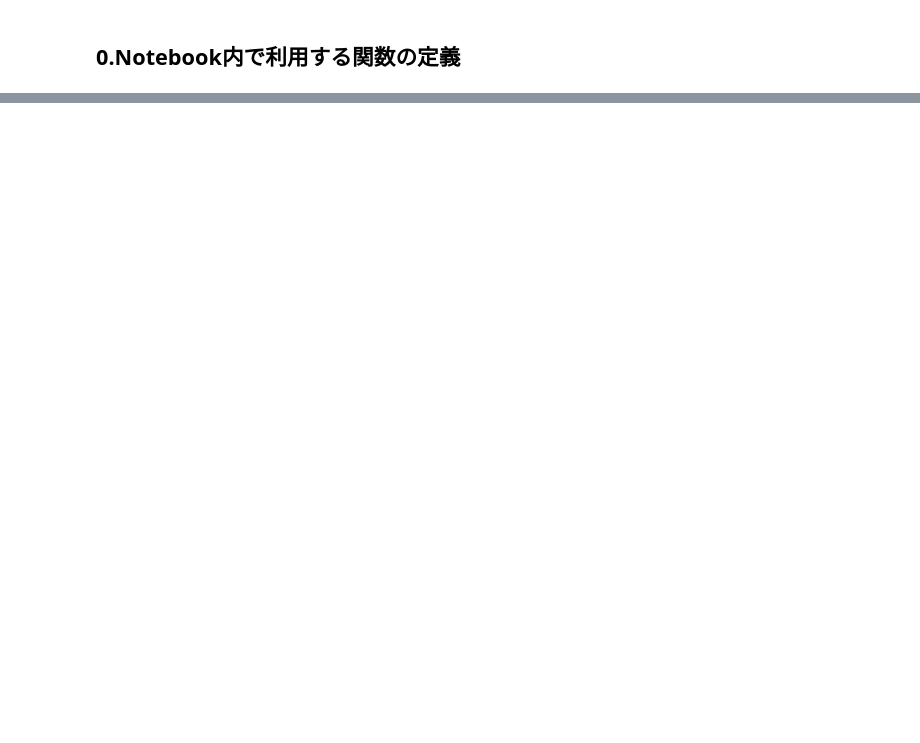
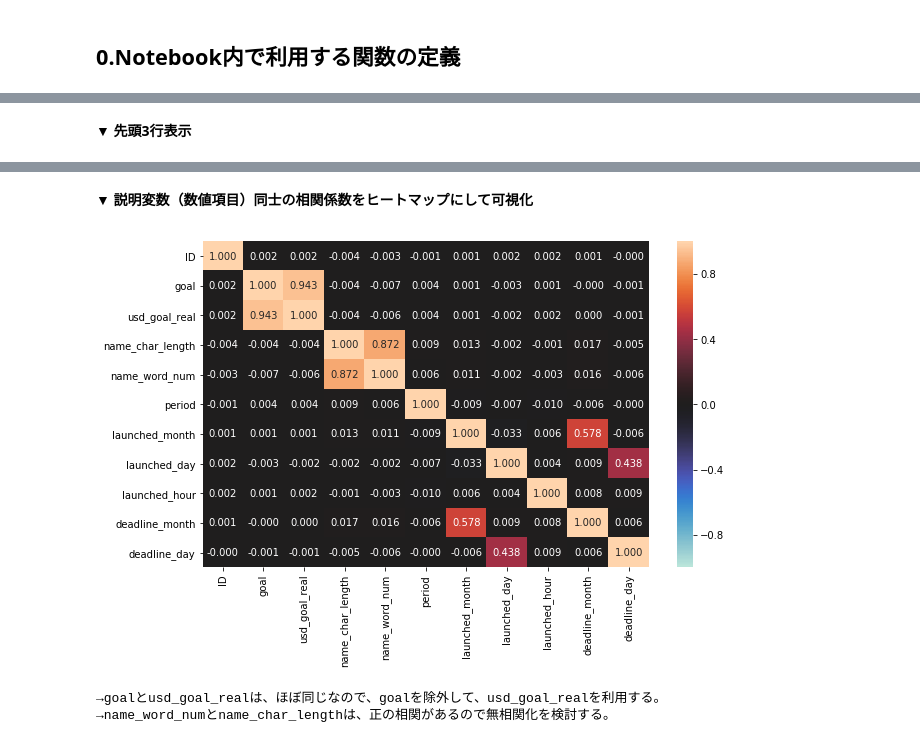
Before and after one commit to arsma12/skillupAI, a Jupyter notebook: Day2_work_長谷川雅代.ipynb, the cells around one changed output, grey strips where cells are left out. Cells and saved outputs as stored; diff of their text form; code cells hidden in the pictures; blank space fills up the shorter version.

```diff
--- a/Day2_work_長谷川雅代.ipynb
+++ b/Day2_work_長谷川雅代.ipynb
@@ -936,0 +313,41 @@ F1値（F1-score） = 64.634%
+# %%
+# 予測時に利用できない項目を削除
+df = df.drop(['backers'], axis=1)          # 集客数は予測時に利用できない為、除外
+df = df.drop(['pledged'], axis=1)          # 集まった資金は予測時に利用できない為、除外
+df = df.drop(['usd pledged'], axis=1)      # 欠損があり、集まった資金は予測時に利用できない為、除外
+df = df.drop(['usd_pledged_real'], axis=1) # 集まった資金は予測時に利用できない為、除外
+
+# 説明変数になりそうな項目を追加
+df['name_char_length'] = df['name'].apply(lambda x: len(str(x).replace(' ', ''))) # nameの文字数
+df['name_word_num'] = df['name'].apply(lambda x: len(str(x).split(' ')))          # nameの単語数   ・・・追加
+df['name_end_char'] = df['name'].apply(lambda x: str(x).replace(' ', '')[-1])     # nameの最終文字 ・・・追加
+df['period'] = (df['deadline'] - df['launched']).dt.days  # 開始日時と終了日から期間を算出
+df['launched_month'] = df['launched'].dt.month            # 開始時期の月に着目
+df['launched_day'] = df['launched'].dt.day                # 開始時期の日に着目
+df['launched_hour'] = df['launched'].dt.hour              # 開始時期の時間に着目
+df['deadline_month'] = df['deadline'].dt.month            # 終了時期の月に着目・・・追加
+df['deadline_day'] = df['deadline'].dt.day                # 終了時期の日に着目・・・追加
+
+printmd('▼ 先頭3行表示')
+display(df.head(3))
+
+# ヒートマップ
+printmd('▼ 説明変数（数値項目）同士の相関係数をヒートマップにして可視化')
+plt.figure(figsize=(10,6))
+sns.heatmap(df.corr(), annot=True, fmt='1.3f', vmax=1, vmin=-1, center=0)
+plt.show()
+print('→goalとusd_goal_realは、ほぼ同じなので、goalを除外して、usd_goal_realを利用する。')
+print('→name_word_numとname_char_lengthは、正の相関があるので無相関化を検討する。')
+
+# 説明変数にはならなそうな項目を除外
+df = df.drop(['ID'], axis=1)               # 不要と考え除外
+df = df.drop(['name'], axis=1)             # 欠損があり、説明変数にするには難しいと思われるので除外
+df = df.drop(['goal'], axis=1)             # usd_goal_realとほぼ等しい為、除外
+
+# 抽出元の不要な項目を削除
+df = df.drop(['launched'], axis=1)
+df = df.drop(['deadline'], axis=1)
+# %% [output]
+
+
+**▼ 先頭3行表示**
@@ -936,0 +358,6 @@ F1値（F1-score） = 64.634%
+
+
+**▼ 説明変数（数値項目）同士の相関係数をヒートマップにして可視化**
+[figure, added]
+→goalとusd_goal_realは、ほぼ同じなので、goalを除外して、usd_goal_realを利用する。
+→name_word_numとname_char_lengthは、正の相関があるので無相関化を検討する。
```
Also changed, not shown: parts of 83 cells of this notebook.
